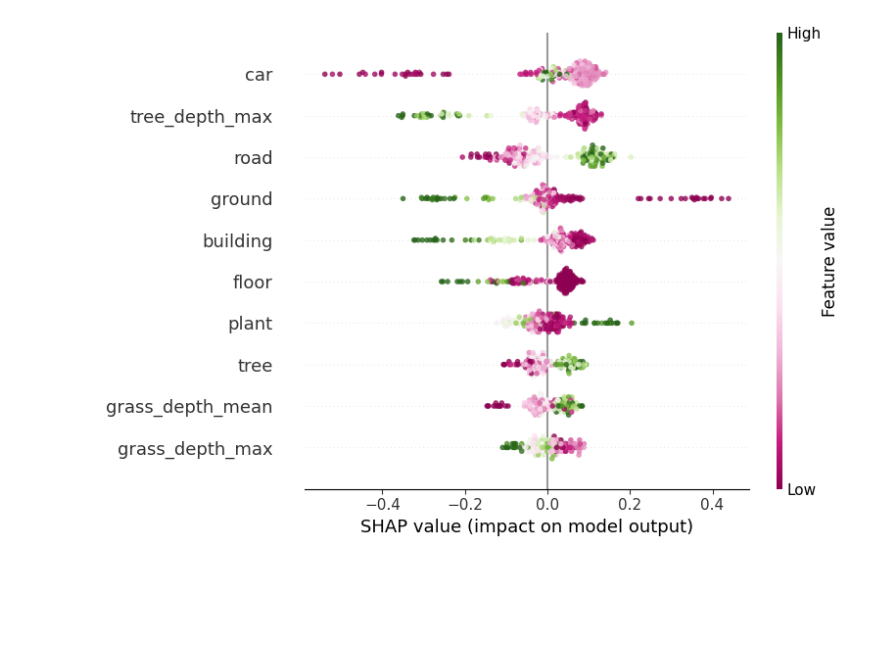
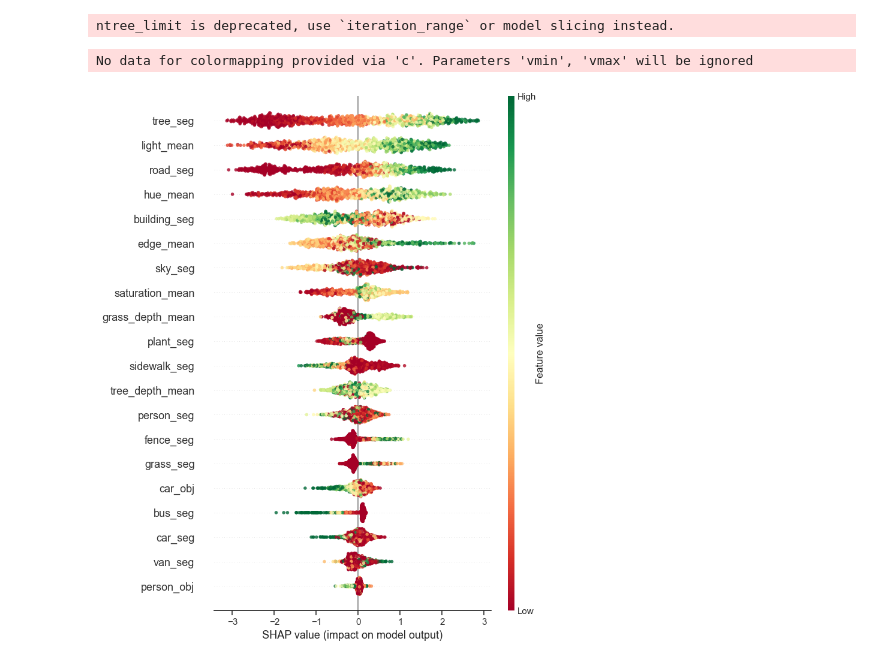
Before and after one commit to MMHHRR/Perception_distance, a Jupyter notebook: code/restoration_depth.ipynb, the cells around one changed output. Saved outputs shown, nothing was run; the diff lists cells and outputs as text; code cells hidden in the pictures; blank space fills up the shorter version.

```diff
--- a/code/restoration_depth.ipynb
+++ b/code/restoration_depth.ipynb
@@ -210,25 +250,32 @@ X_train, X_test, y_train, y_test = train_test_split(X, y, test_size=0.2)
 # %%
-rf = RandomForestRegressor(n_estimators=5000,
+# -*- coding: utf-8 -*-
+from sklearn.metrics import accuracy_score, classification_report
+
+xgb_cls = xgb.XGBClassifier(objective="binary:logistic", # 分类目标函数
+                            learning_rate=0.01,
+                            n_estimators=5000,
                             max_depth=15,
-                            max_features='sqrt',
-                            min_samples_leaf=10,
-                            min_samples_split=10,
-                            random_state =50)
+                            subsample=0.8,
+                            colsample_bytree=0.8,
+                            reg_alpha=0.1,
+                            reg_lambda=0.1,
+                            random_state=50)
 
 # 使用5折交叉验证
-cv_scores = cross_val_score(rf, X_train, y_train, cv=5, scoring='neg_mean_squared_error', n_jobs=-1)
+# cv_scores = cross_val_score(xgb_cls, X_train, y_train, cv=5, scoring='accuracy', n_jobs=-1)
 
-# 打印均方误差得分
-print("Cross-validation scores: ", -cv_scores)
-print("Mean score: ", -cv_scores.mean())
+# 打印准确率得分
+# print("Cross-validation scores: ", cv_scores)
+# print("Mean score: ", cv_scores.mean())
 
-# 训练模型
-rf.fit(X_train, y_train)
+xgb_cls.fit(X_train, y_train)
 
-y_pred = rf.predict(X_test)
+y_pred = xgb_cls.predict(X_test)
 
-mse = mean_squared_error(y_test, y_pred)
-print('MSE:', mse)
+accuracy = accuracy_score(y_test, y_pred)
+print('Accuracy:', accuracy)
 
-r2 = r2_score(y_test, y_pred)
-print('R-squared:', r2)
+# 打印分类报告
+classification_rep = classification_report(y_test, y_pred)
+print('Classification Report:')
+print(classification_rep)
@@ -402,5 +306,6 @@ IProgress not found. Please update jupyter and ipywidgets. See https://ipywidget
 [interactive output not drawn]
 # %%
-# SHAP Value
-explainer = shap.TreeExplainer(gbdt)  # your model
+explainer = shap.TreeExplainer(xgb_cls)
 shap_values = explainer(X)
+# %% [output]
+ntree_limit is deprecated, use `iteration_range` or model slicing instead.
@@ -407,4 +314,6 @@ shap_values = explainer(X)
 # %%
-shap.summary_plot(shap_values, X, max_display=10, alpha=0.8, cmap="PiYG")
+shap.summary_plot(shap_values, X, max_display=20, alpha=0.8, cmap="RdYlGn", show=False)
+# plt.savefig("D:/desk/depth_restoration/figure/shap.svg")
 # %% [output]
+No data for colormapping provided via 'c'. Parameters 'vmin', 'vmax' will be ignored
-[figure, old version]
+[figure, new version]
```
Also changed, not shown: parts of 54 cells of this notebook.
